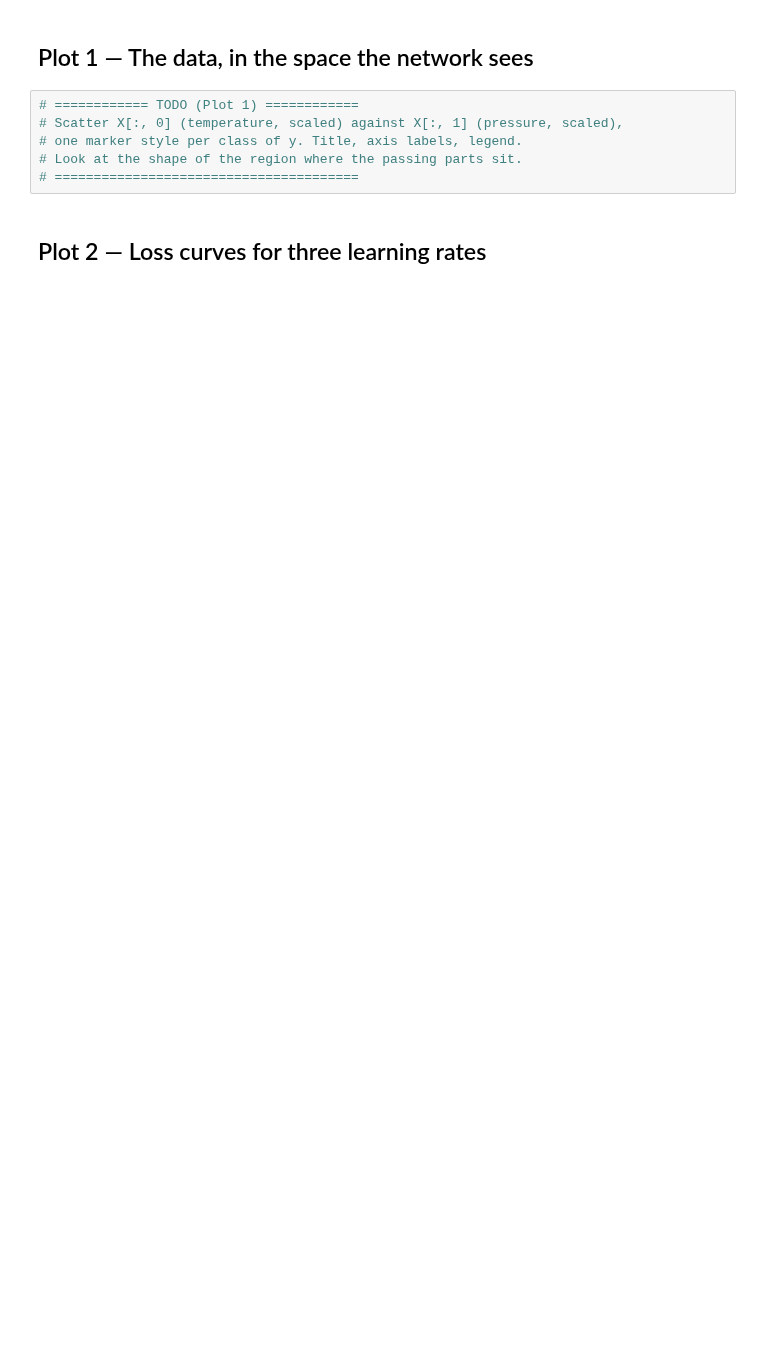
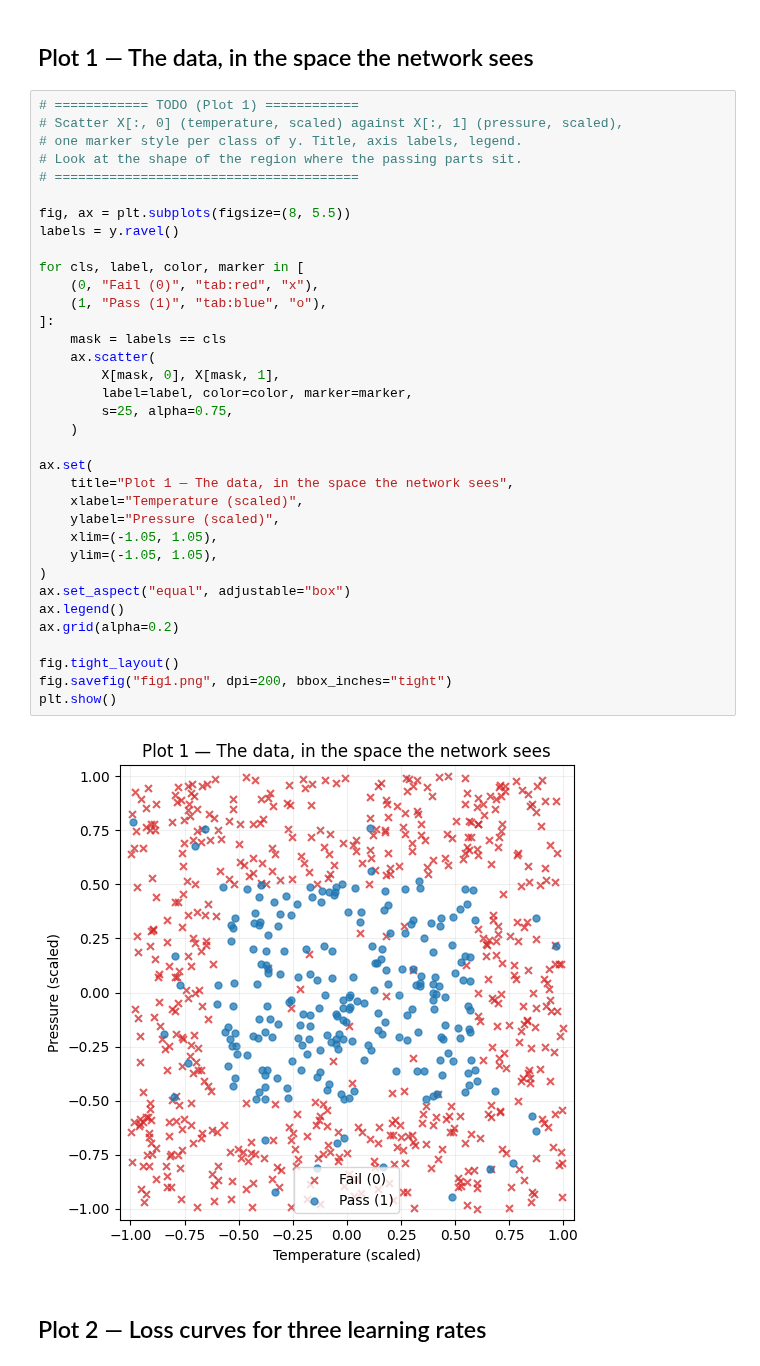
Before and after one commit to yeonnnnni/machine-learning-project, a Jupyter notebook: lab04_1_gradient_descent/notebooks/lab04_1_visualization.ipynb, the cells around one changed output. Cells and saved outputs as stored; diff of their text form; blank space fills up the shorter version.

```diff
--- a/lab04_1_gradient_descent/notebooks/lab04_1_visualization.ipynb
+++ b/lab04_1_gradient_descent/notebooks/lab04_1_visualization.ipynb
@@ -24,11 +41,42 @@ results
 # %% [markdown]
 ## Plot 1 — The data, in the space the network sees
-# %%
-# ============ TODO (Plot 1) ============
-# Scatter X[:, 0] (temperature, scaled) against X[:, 1] (pressure, scaled),
-# one marker style per class of y. Title, axis labels, legend.
-# Look at the shape of the region where the passing parts sit.
-# =======================================
+# %%
+# ============ TODO (Plot 1) ============
+# Scatter X[:, 0] (temperature, scaled) against X[:, 1] (pressure, scaled),
+# one marker style per class of y. Title, axis labels, legend.
+# Look at the shape of the region where the passing parts sit.
+# =======================================
+
+fig, ax = plt.subplots(figsize=(8, 5.5))
+labels = y.ravel()
+
+for cls, label, color, marker in [
+    (0, "Fail (0)", "tab:red", "x"),
+    (1, "Pass (1)", "tab:blue", "o"),
+]:
+    mask = labels == cls
+    ax.scatter(
+        X[mask, 0], X[mask, 1],
+        label=label, color=color, marker=marker,
+        s=25, alpha=0.75,
+    )
+
+ax.set(
+    title="Plot 1 — The data, in the space the network sees",
+    xlabel="Temperature (scaled)",
+    ylabel="Pressure (scaled)",
+    xlim=(-1.05, 1.05),
+    ylim=(-1.05, 1.05),
+)
+ax.set_aspect("equal", adjustable="box")
+ax.legend()
+ax.grid(alpha=0.2)
+
+fig.tight_layout()
+fig.savefig("fig1.png", dpi=200, bbox_inches="tight")
+plt.show()
+# %% [output]
+[figure, added]
 # %% [markdown]
 ## Plot 2 — Loss curves for three learning rates
 # %%
```
Also changed, not shown: parts of 3 cells of this notebook, 27 other files.
